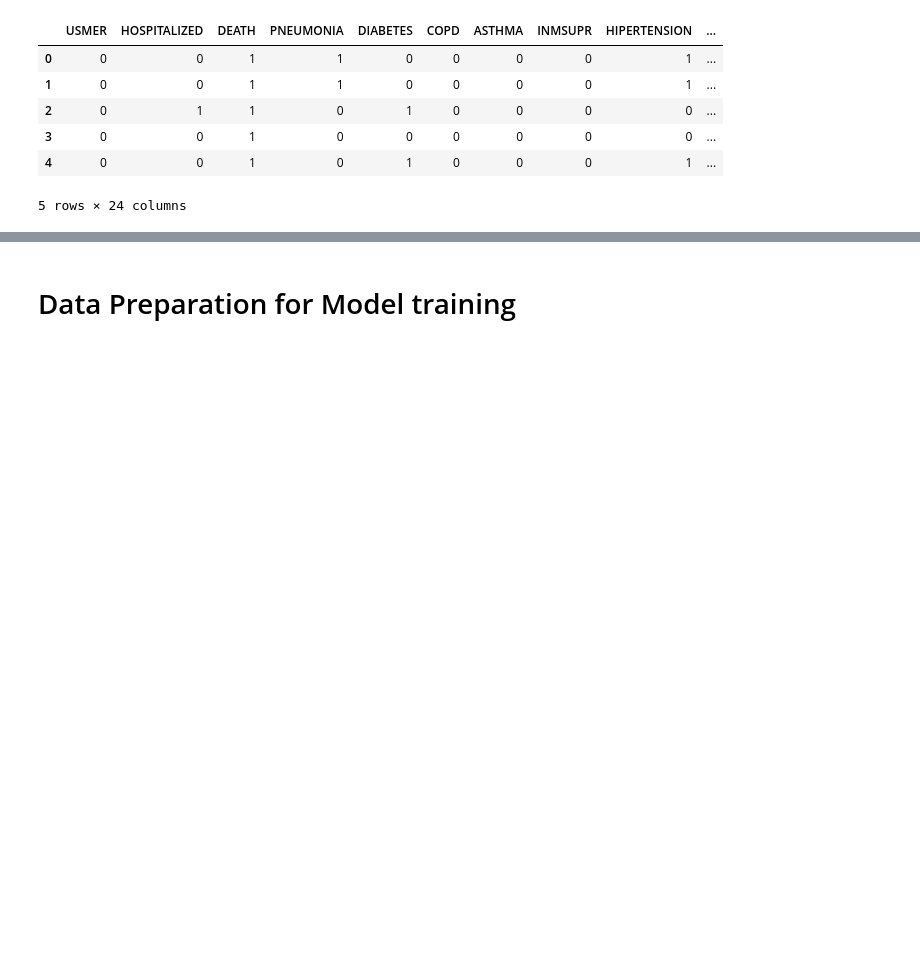
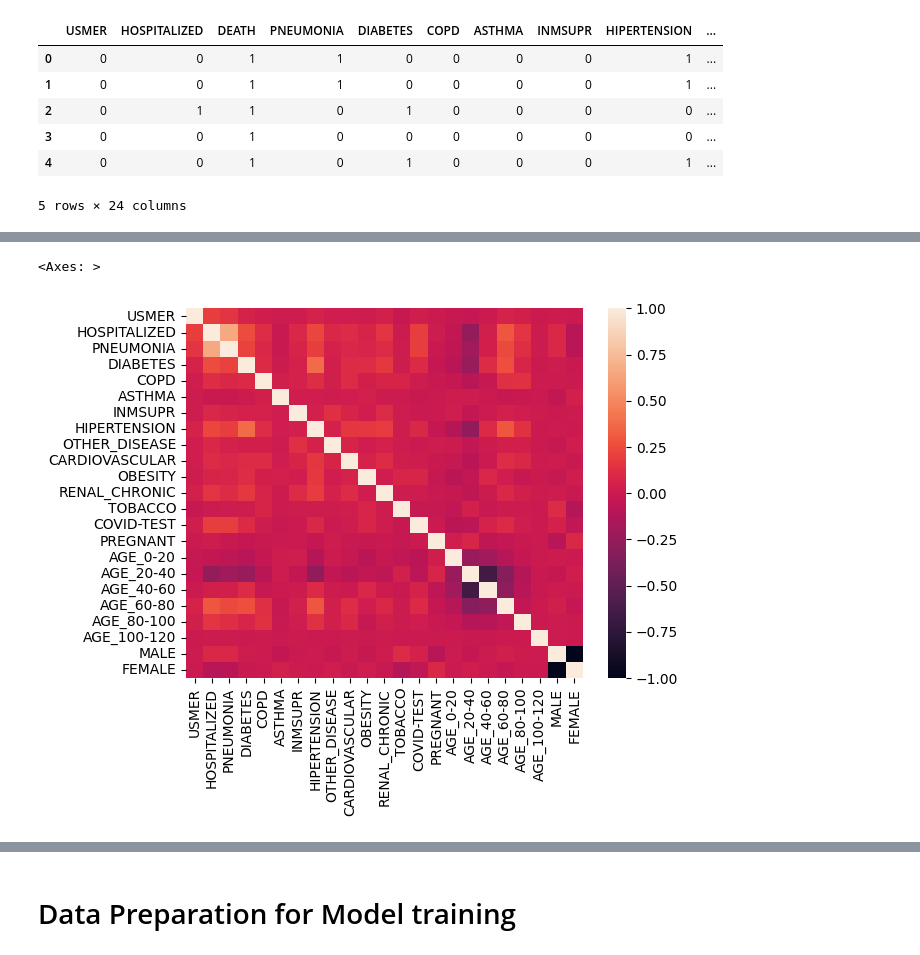
Before and after one commit to IISC-ICAIML-Porject/Covid-19-Mortality-Prediction, a Jupyter notebook: Covid_19_Mortality_prediction.ipynb, the cells around one changed output, grey strips where cells are left out. Cells and saved outputs as stored; diff of their text form; code cells hidden in the pictures; blank space fills up the shorter version.

```diff
--- a/Covid_19_Mortality_prediction.ipynb
+++ b/Covid_19_Mortality_prediction.ipynb
@@ -375,0 +409,5 @@ df_final.corr()
+# %%
+sns.heatmap(data=df_final.drop(axis=1,columns='DEATH').corr())
+# %% [output]
+<Axes: >
+[figure, added]
```
Also changed, not shown: parts of 103 cells of this notebook.
